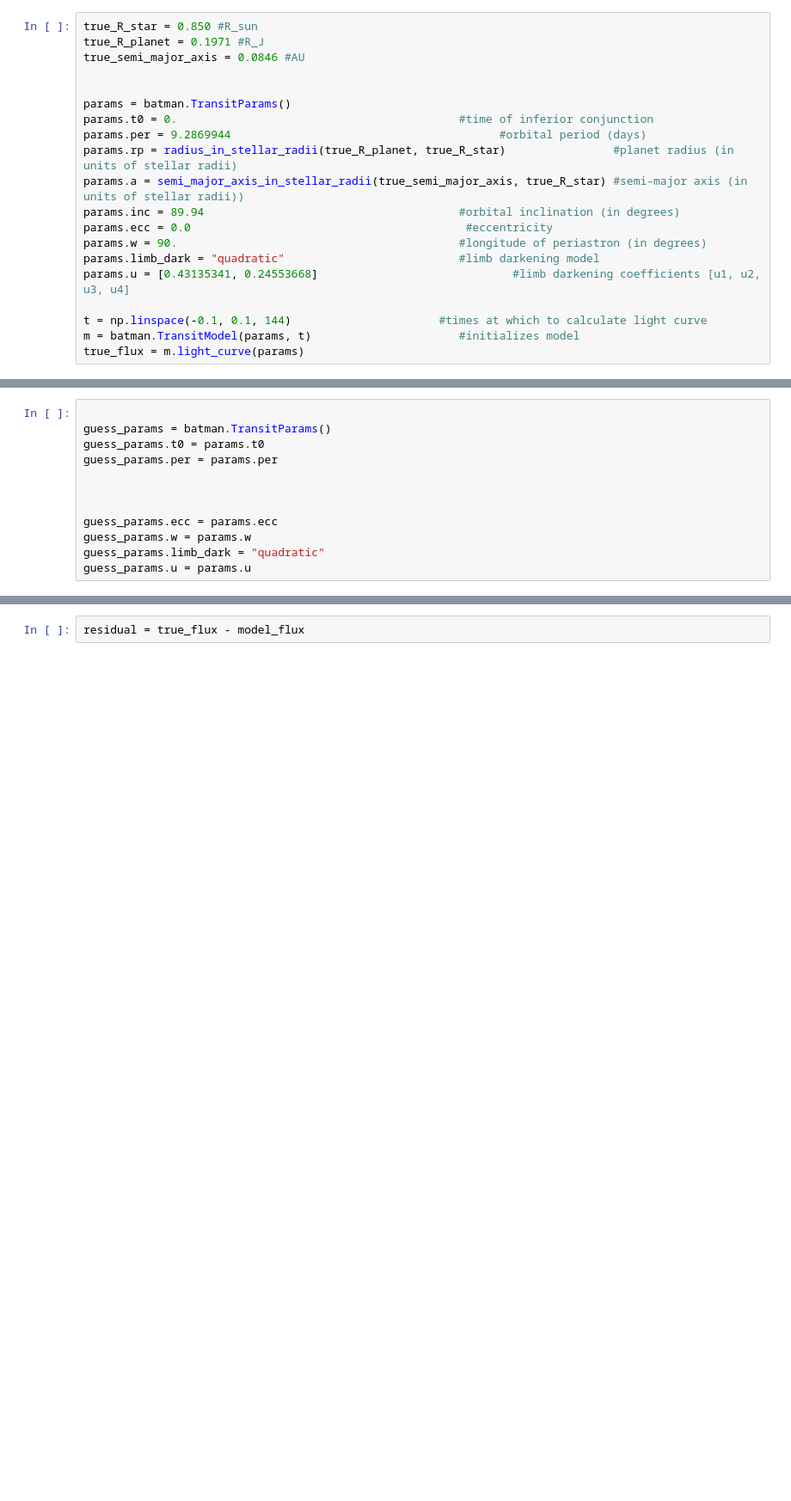
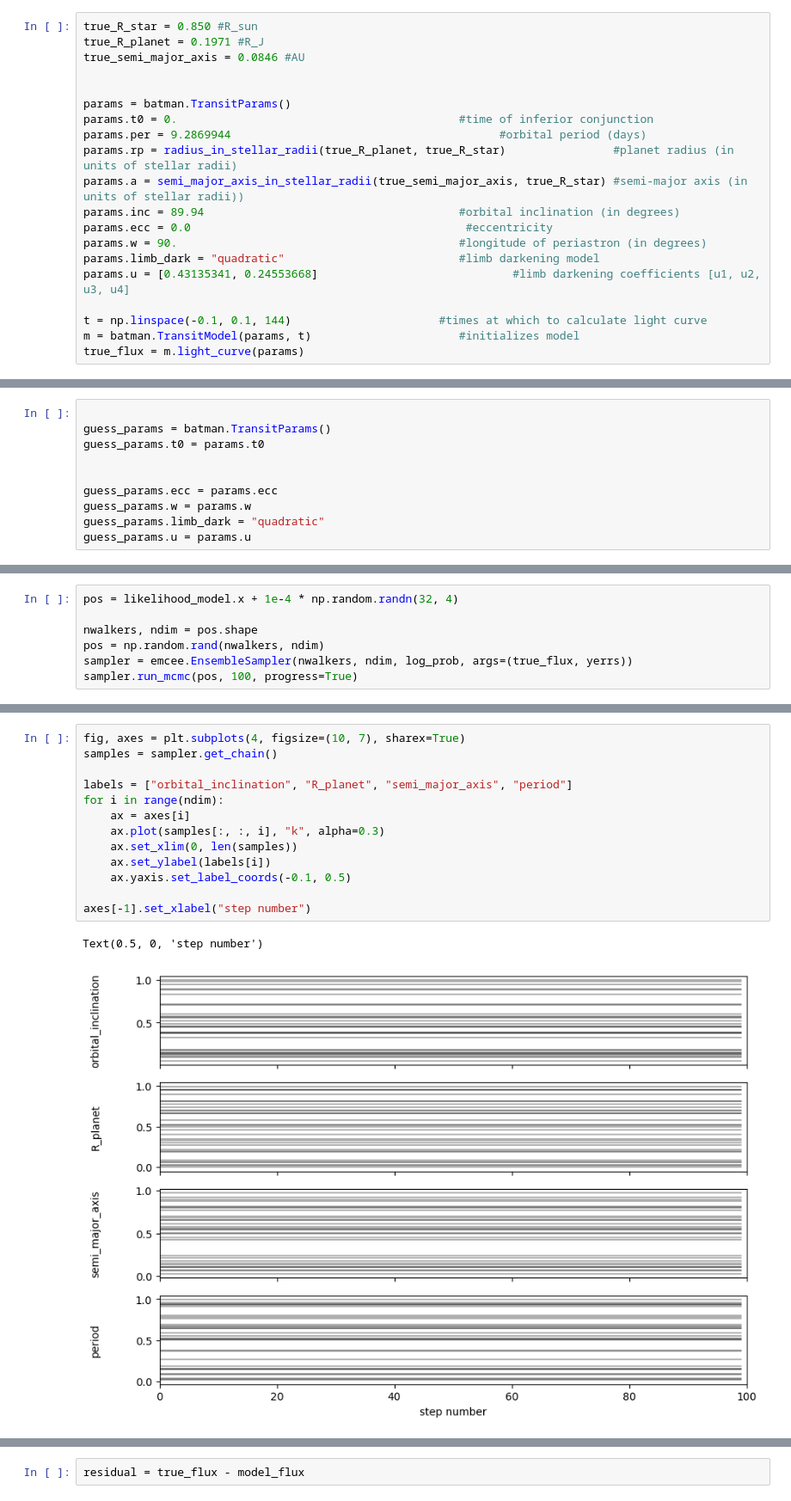
Before and after one commit to hrwakeford/MSci2022_TESS, a Jupyter notebook: Transit_fitting_model/mcmc_transit_fitting_model.ipynb, the cells around one changed output, grey strips where cells are left out. Shown: that part at 86% size. Drawn from its saved outputs; the diff is of its cells as text; blank space fills up the shorter version.

```diff
--- a/Transit_fitting_model/mcmc_transit_fitting_model.ipynb
+++ b/Transit_fitting_model/mcmc_transit_fitting_model.ipynb
@@ -117,8 +117,6 @@ plt.show()
 
 guess_params = batman.TransitParams()
 guess_params.t0 = params.t0
-guess_params.per = params.per
-
 
 
 guess_params.ecc = params.ecc
@@ -196,0 +217,7 @@ NameError: name 'emcee' is not defined
+# %%
+pos = likelihood_model.x + 1e-4 * np.random.randn(32, 4)
+
+nwalkers, ndim = pos.shape
+pos = np.random.rand(nwalkers, ndim)
+sampler = emcee.EnsembleSampler(nwalkers, ndim, log_prob, args=(true_flux, yerrs))
+sampler.run_mcmc(pos, 100, progress=True)
@@ -196,0 +242,16 @@ NameError: name 'emcee' is not defined
+# %%
+fig, axes = plt.subplots(4, figsize=(10, 7), sharex=True)
+samples = sampler.get_chain()
+
+labels = ["orbital_inclination", "R_planet", "semi_major_axis", "period"]
+for i in range(ndim):
+    ax = axes[i]
+    ax.plot(samples[:, :, i], "k", alpha=0.3)
+    ax.set_xlim(0, len(samples))
+    ax.set_ylabel(labels[i])
+    ax.yaxis.set_label_coords(-0.1, 0.5)
+
+axes[-1].set_xlabel("step number")
+# %% [output]
+Text(0.5, 0, 'step number')
+[figure, added]
```
Also changed, not shown: parts of 10 cells of this notebook, 2 other files.
